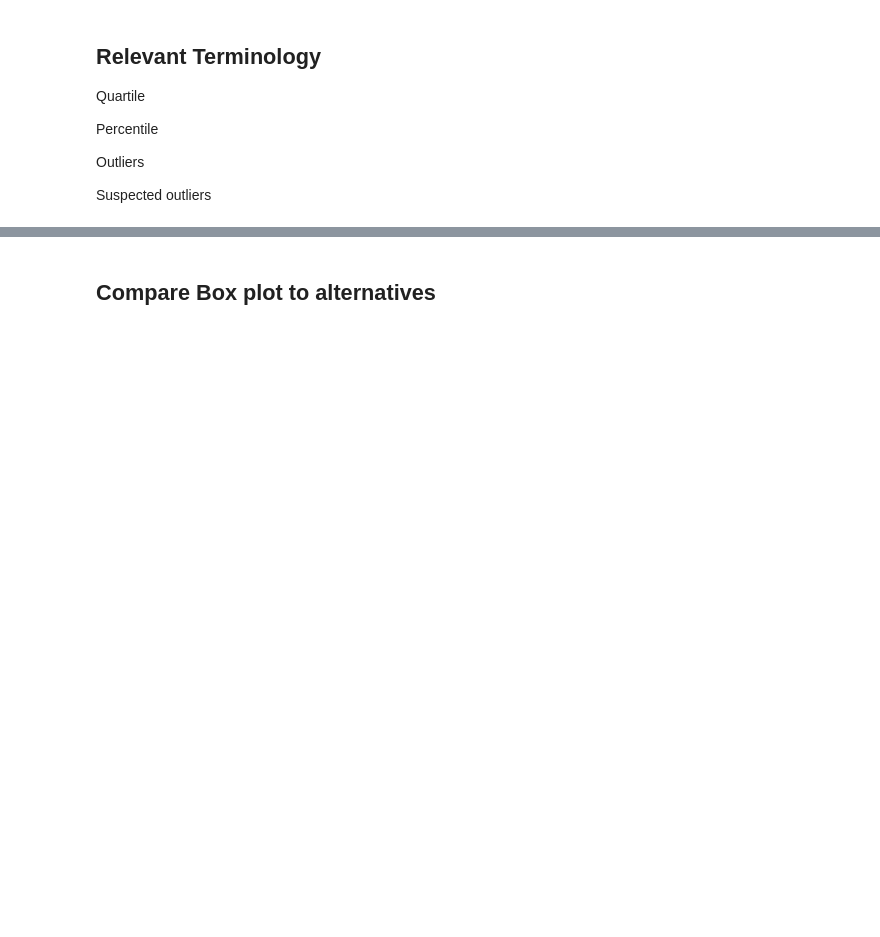
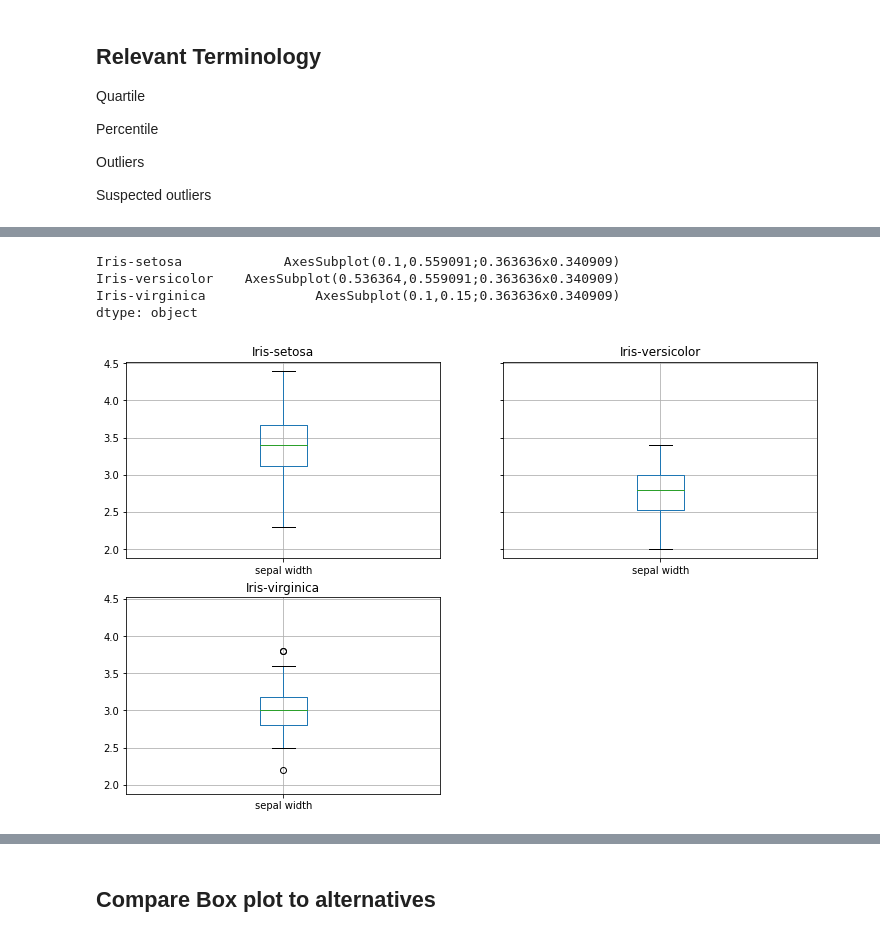
Before and after one commit to davidobrien1/fda-project, a Jupyter notebook: boxplots.ipynb, the cells around one changed output, grey strips where cells are left out. Cells and saved outputs as stored; diff of their text form; code cells hidden in the pictures; blank space fills up the shorter version.

```diff
--- a/boxplots.ipynb
+++ b/boxplots.ipynb
@@ -59,0 +69,9 @@ Suspected outliers
+# %%
+# group the box plot by class and show sepal width only
+df.groupby("class").boxplot(column=["sepal width"], figsize=(12,8))
+# %% [output]
+Iris-setosa             AxesSubplot(0.1,0.559091;0.363636x0.340909)
+Iris-versicolor    AxesSubplot(0.536364,0.559091;0.363636x0.340909)
+Iris-virginica              AxesSubplot(0.1,0.15;0.363636x0.340909)
+dtype: object
+[figure, added]
```
Also changed, not shown: parts of 4 cells of this notebook.
